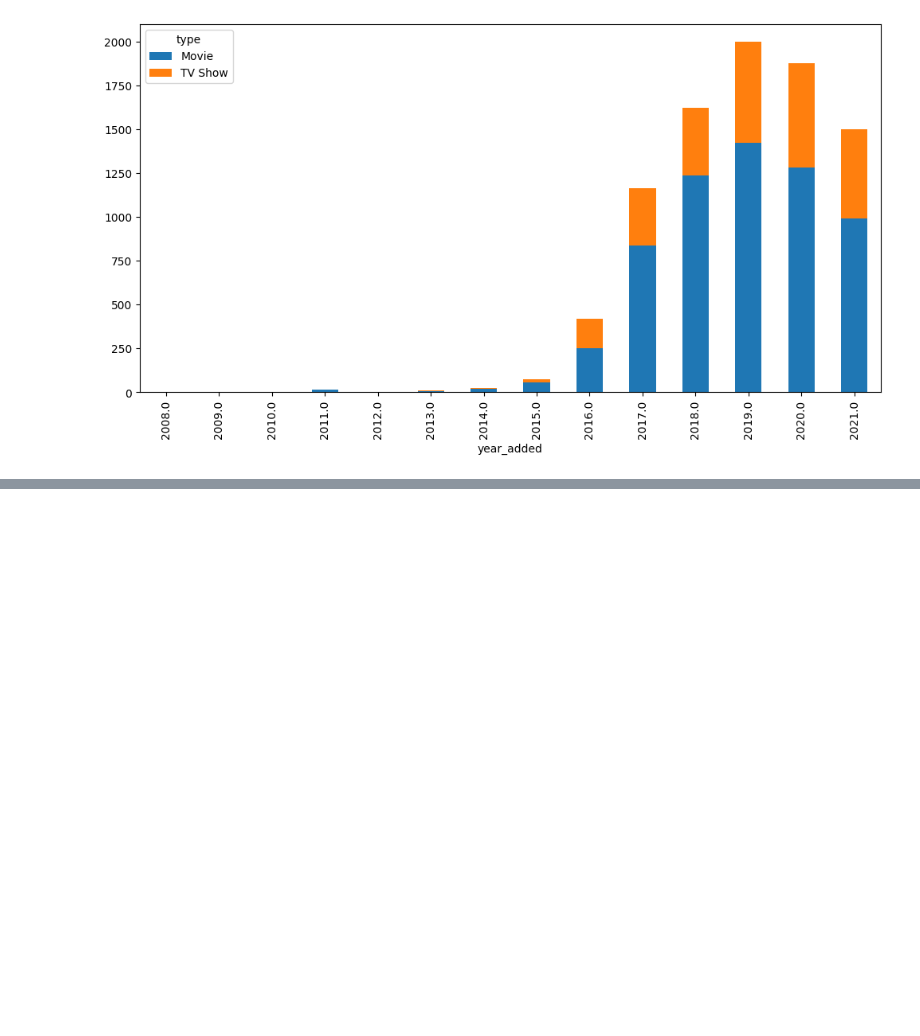
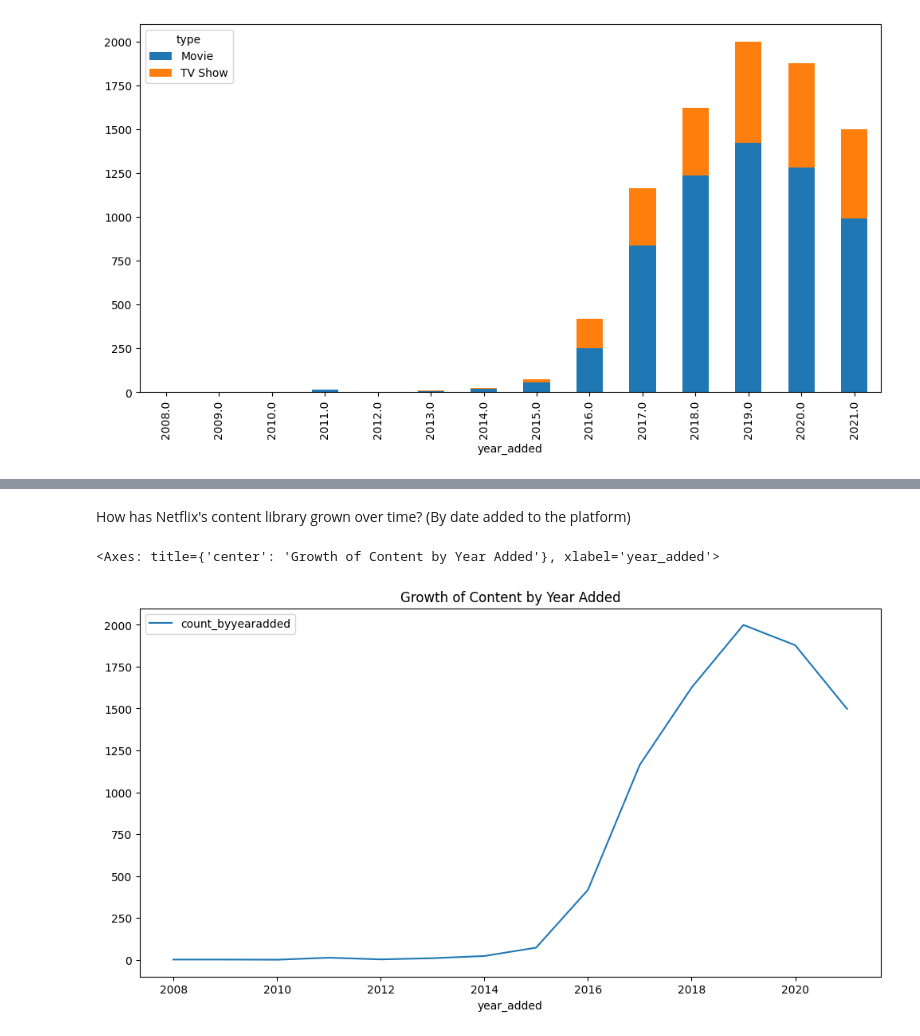
Before and after one commit to gnyvlkn/Netflix_content_analysis, a Jupyter notebook: notebooks/netflix_analysis.ipynb, the cells around one changed output, grey strips where cells are left out. Drawn from its saved outputs; the diff is of its cells as text; code cells hidden in the pictures; blank space fills up the shorter version.

```diff
--- a/notebooks/netflix_analysis.ipynb
+++ b/notebooks/netflix_analysis.ipynb
@@ -180,0 +160,16 @@ df.head(15)
+# %% [markdown]
+How has Netflix's content library grown over time? (By date added to the platform)
+# %%
+# Getting the number of content added in Netflix by year
+content_byyearadded = df.groupby('year_added')["title"].value_counts().reset_index(name='count_byyearadded')
+
+content_byyearadded.drop(columns='title', inplace=True)
+
+content_bydyearadded = content_byyearadded.groupby('year_added').sum().reset_index()
+
+# Plotting the growth of content by year added
+
+content_bydyearadded.plot(x= 'year_added', y= 'count_byyearadded', kind='line', figsize=(12, 6), title='Growth of Content by Year Added')
+# %% [output]
+<Axes: title={'center': 'Growth of Content by Year Added'}, xlabel='year_added'>
+[figure, added]
```
Also changed, not shown: parts of 4 cells of this notebook.
